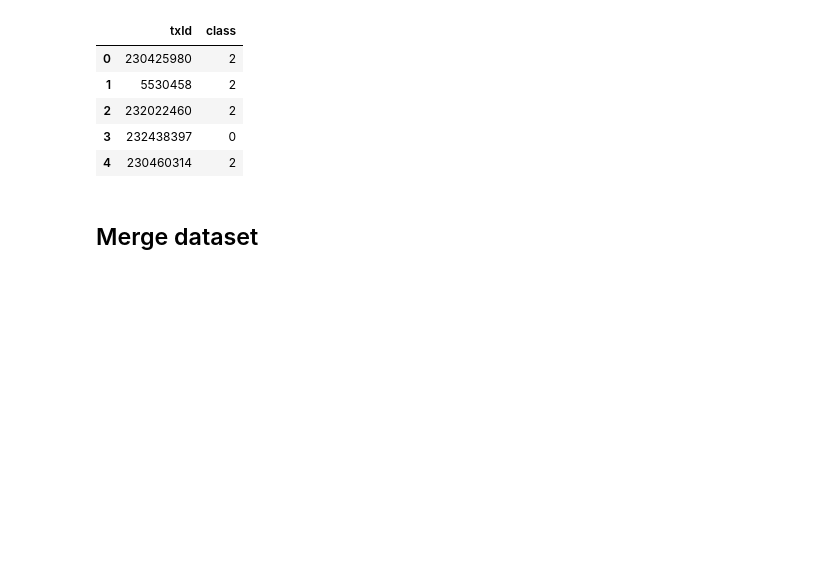
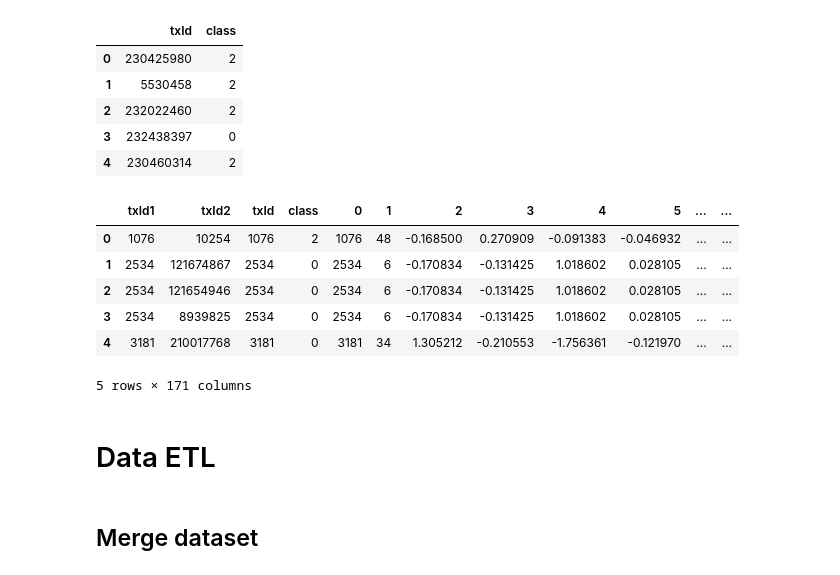
Before and after one commit to taimoon/deep-learning-note, a Jupyter notebook: Fraud_detection_GAT.ipynb, the cells around one changed output. Cells and saved outputs as stored; diff of their text form; code cells hidden in the pictures; blank space fills up the shorter version.

```diff
--- a/Fraud_detection_GAT.ipynb
+++ b/Fraud_detection_GAT.ipynb
@@ -133,6 +170,22 @@ df_classes.head()
 | 2 | 232022460 | 2 |
 | 3 | 232438397 | 0 |
 | 4 | 230460314 | 2 |
+# %%
+# Merge features with classes
+df_merge = df_edges.merge(df_classes,how='left',left_on='txId1',right_on='txId')
+df_merge = df_merge.merge(df_features, how='left', left_on='txId', right_on=0)
+df_merge = df_merge.sort_values(0).reset_index(drop=True)
+df_merge.head()
+# %% [output]
+|  | txId1 | txId2 | txId | class | 0 | 1 | 2 | 3 | 4 | 5 | ... | ... |
+| 0 | 1076 | 10254 | 1076 | 2 | 1076 | 48 | -0.168500 | 0.270909 | -0.091383 | -0.046932 | ... | ... |
+| 1 | 2534 | 121674867 | 2534 | 0 | 2534 | 6 | -0.170834 | -0.131425 | 1.018602 | 0.028105 | ... | ... |
+| 2 | 2534 | 121654946 | 2534 | 0 | 2534 | 6 | -0.170834 | -0.131425 | 1.018602 | 0.028105 | ... | ... |
+| 3 | 2534 | 8939825 | 2534 | 0 | 2534 | 6 | -0.170834 | -0.131425 | 1.018602 | 0.028105 | ... | ... |
+| 4 | 3181 | 210017768 | 3181 | 0 | 3181 | 34 | 1.305212 | -0.210553 | -1.756361 | -0.121970 | ... | ... |
+5 rows × 171 columns
+# %% [markdown]
+# Data ETL
 # %% [markdown]
 ## Merge dataset
 # %%
```
Also changed, not shown: parts of 30 cells of this notebook.
